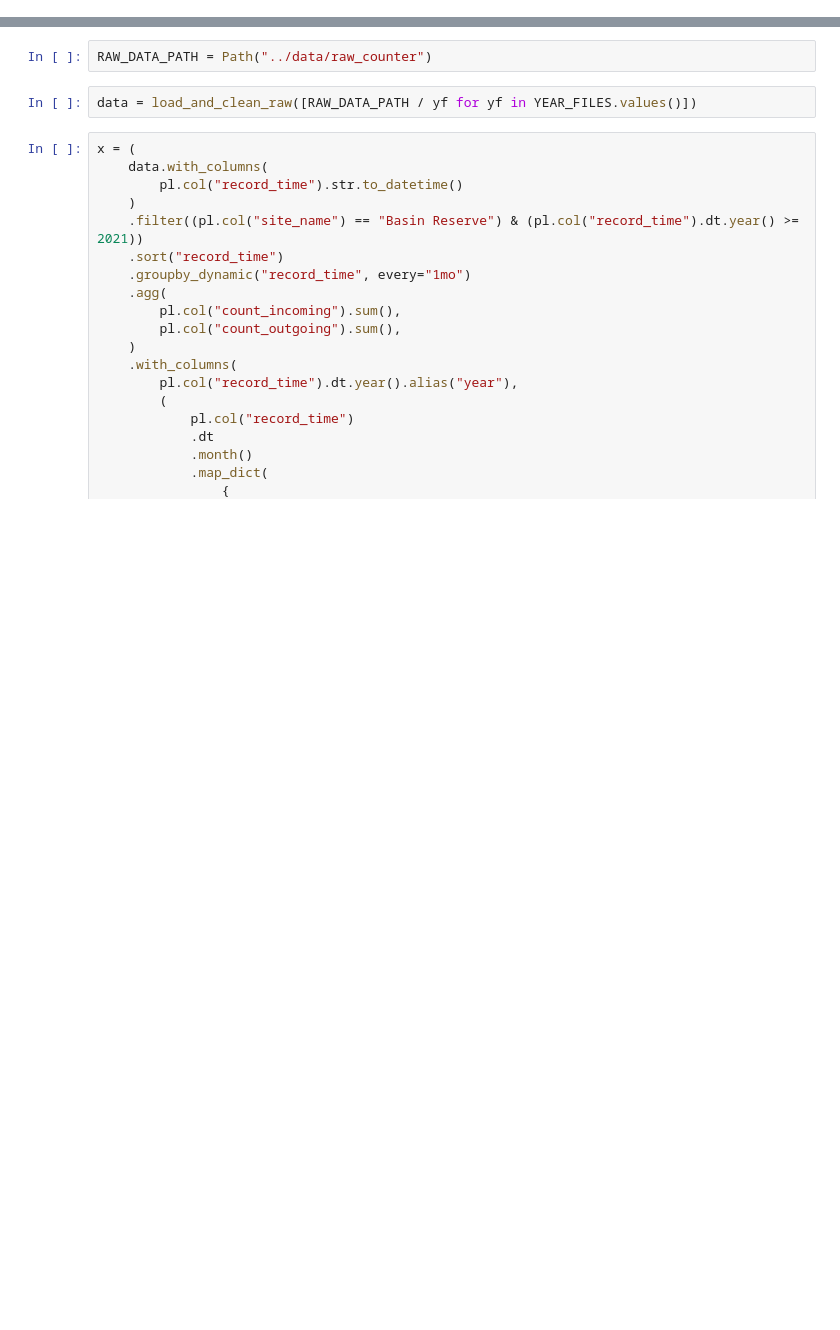
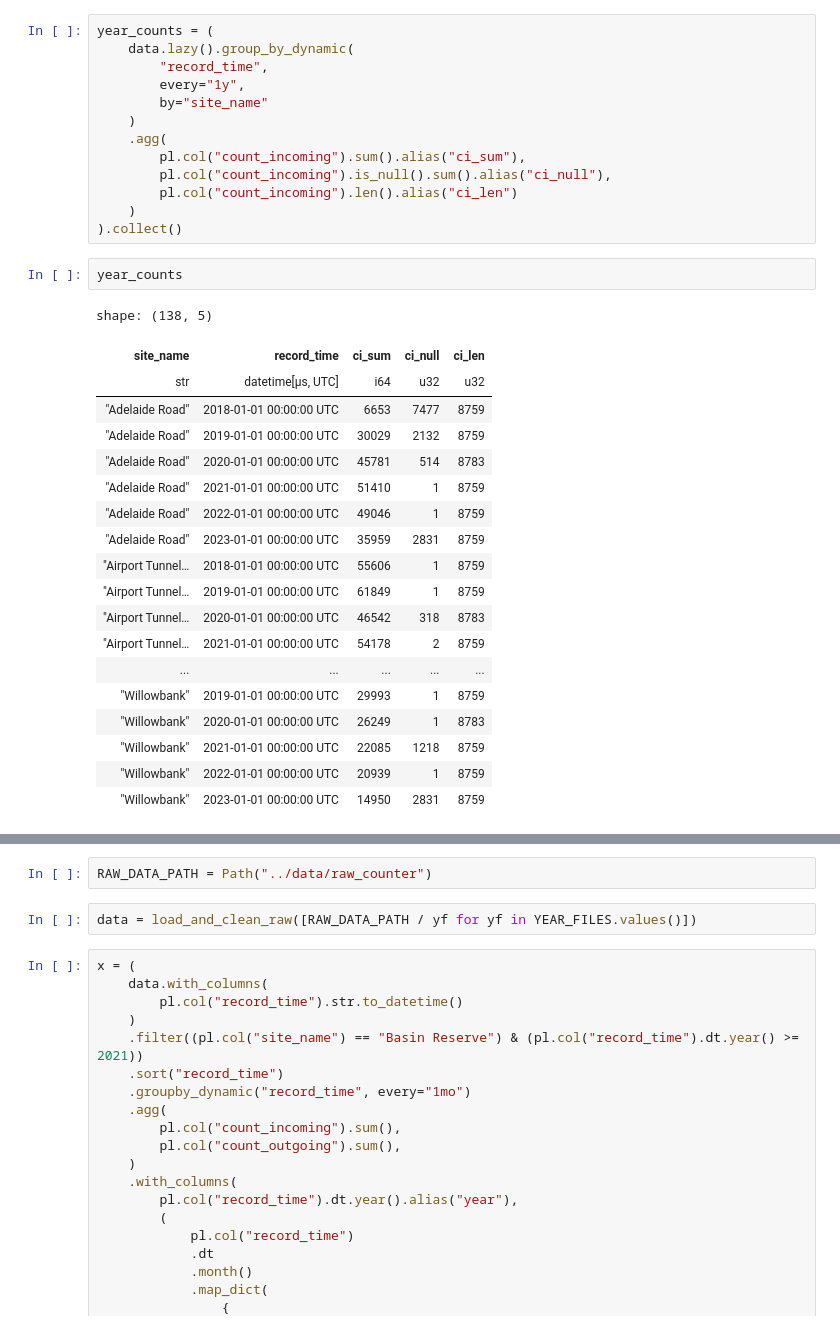
Before and after one commit to henry-zwart/bimodal, a Jupyter notebook: notebooks/monthly-count.ipynb, the cells around one changed output, grey strips where cells are left out. Drawn from its saved outputs; the diff is of its cells as text; blank space fills up the shorter version.

```diff
--- a/notebooks/monthly-count.ipynb
+++ b/notebooks/monthly-count.ipynb
@@ -12,0 +57,35 @@ from bimodal.cli import YEAR_FILES, load_and_clean_raw
+# %%
+year_counts = (
+    data.lazy().group_by_dynamic(
+        "record_time",
+        every="1y",
+        by="site_name"
+    )
+    .agg(
+        pl.col("count_incoming").sum().alias("ci_sum"),
+        pl.col("count_incoming").is_null().sum().alias("ci_null"),
+        pl.col("count_incoming").len().alias("ci_len")
+    )
+).collect()
+# %%
+year_counts
+# %% [output]
+shape: (138, 5)
+| site_name | record_time | ci_sum | ci_null | ci_len |
+| str | datetime[μs, UTC] | i64 | u32 | u32 |
+| "Adelaide Road" | 2018-01-01 00:00:00 UTC | 6653 | 7477 | 8759 |
+| "Adelaide Road" | 2019-01-01 00:00:00 UTC | 30029 | 2132 | 8759 |
+| "Adelaide Road" | 2020-01-01 00:00:00 UTC | 45781 | 514 | 8783 |
+| "Adelaide Road" | 2021-01-01 00:00:00 UTC | 51410 | 1 | 8759 |
+| "Adelaide Road" | 2022-01-01 00:00:00 UTC | 49046 | 1 | 8759 |
+| "Adelaide Road" | 2023-01-01 00:00:00 UTC | 35959 | 2831 | 8759 |
+| "Airport Tunnel… | 2018-01-01 00:00:00 UTC | 55606 | 1 | 8759 |
+| "Airport Tunnel… | 2019-01-01 00:00:00 UTC | 61849 | 1 | 8759 |
+| "Airport Tunnel… | 2020-01-01 00:00:00 UTC | 46542 | 318 | 8783 |
+| "Airport Tunnel… | 2021-01-01 00:00:00 UTC | 54178 | 2 | 8759 |
+| ... | ... | ... | ... | ... |
+| "Willowbank" | 2019-01-01 00:00:00 UTC | 29993 | 1 | 8759 |
+| "Willowbank" | 2020-01-01 00:00:00 UTC | 26249 | 1 | 8783 |
+| "Willowbank" | 2021-01-01 00:00:00 UTC | 22085 | 1218 | 8759 |
+| "Willowbank" | 2022-01-01 00:00:00 UTC | 20939 | 1 | 8759 |
+| "Willowbank" | 2023-01-01 00:00:00 UTC | 14950 | 2831 | 8759 |
```
Also changed, not shown: parts of 10 cells of this notebook, 13 other files.
